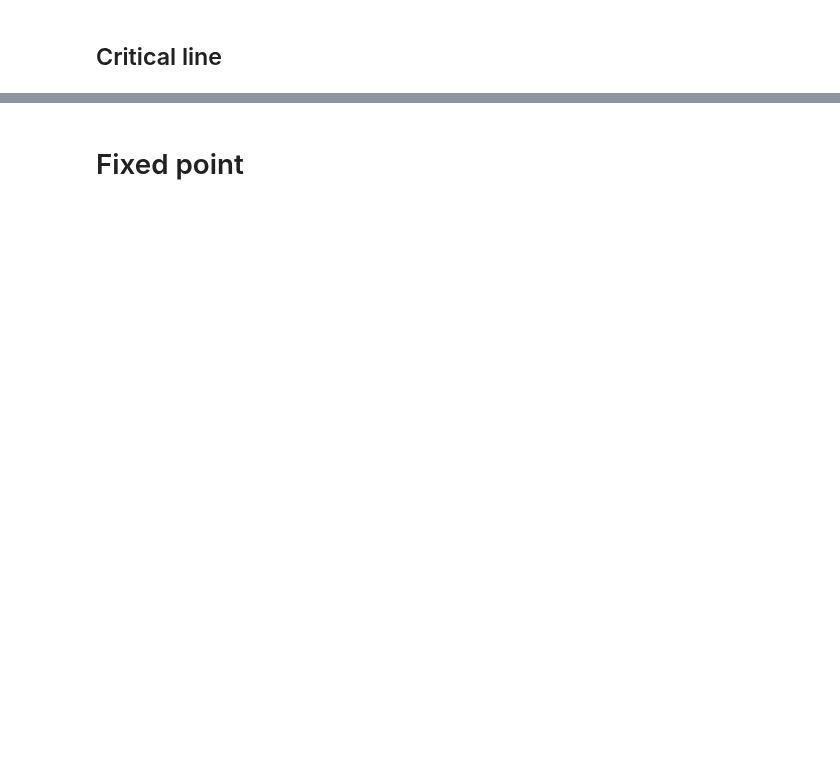
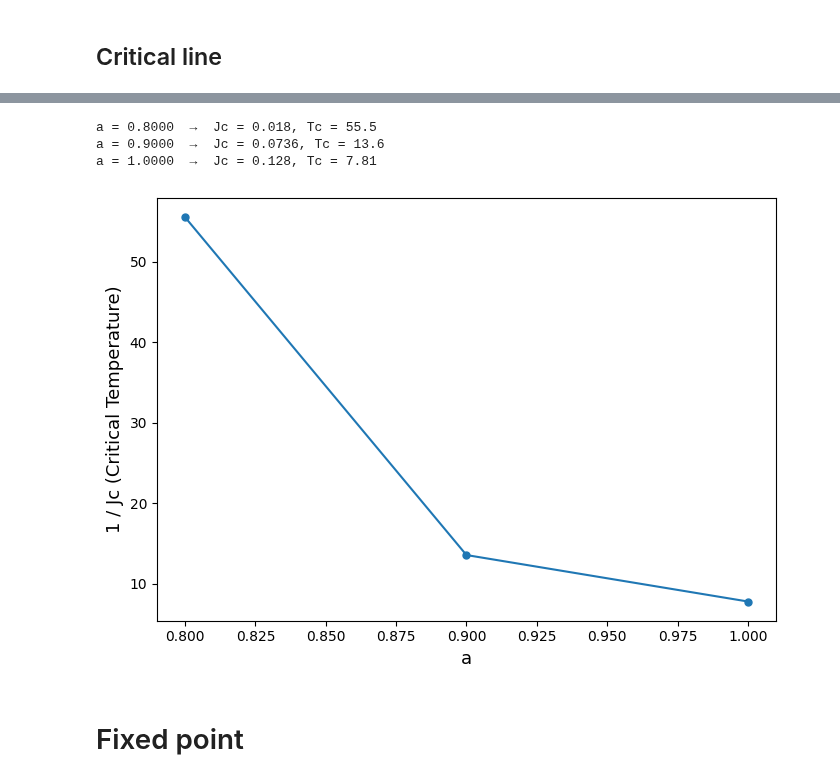
Before and after one commit to erbilcanartun/long-range-ising-chain, a Jupyter notebook: notebooks/new_foundation.ipynb, the cells around one changed output, grey strips where cells are left out. Saved outputs shown, nothing was run; the diff lists cells and outputs as text; code cells hidden in the pictures; blank space fills up the shorter version.

```diff
--- a/notebooks/new_foundation.ipynb
+++ b/notebooks/new_foundation.ipynb
@@ -36,11 +55,3 @@ print(f"Phase at J0={J0}, a={a}: {phase} (decided at step {step})")
 Phase at J0=1, a=1.5: ferromagnetic (decided at step 1)
 # %% [markdown]
 # Critical point
-# %%
-a = 1.5
-J_low  = 0.1    # disorder
-J_high = 10.0    # ferromagnetic
-
-Jc = find_critical_J(a, J_low, J_high)
-print("Critical J:", Jc)
-print("Critical Temperature (1/J):", 1.0/Jc)
@@ -49,0 +58,10 @@ Critical Temperature (1/J): 2.4427480916030535
+# %%
+Jc = find_Jc(
+    a=1.5,
+    Jlow=1e-2, Jhigh=1e2,
+    max_steps=6, max_dist_final=5,
+    tol=1e-5,
+    growth_threshold=1e4, decay_threshold=1e-4
+)
+print("Critical Jc =", Jc)
+print("Critical Tc =", 1/Jc)
@@ -104,3 +73,36 @@ Finding Jc for a = 1.9900 ...
+# %%
+a_vals = np.linspace(.8, 1, 3)
+Jc_vals = []
+Tc_vals = []
+
+for a in a_vals:
+    Jc = find_Jc(
+        a=a,
+        Jlow=1e-5, Jhigh=1e2,
+        max_steps=6, max_dist_final=5,
+        tol=1e-5,
+        growth_threshold=1e4, decay_threshold=1e-4
+    )
+    Jc_vals.append(Jc)
+    Tc_vals.append(1.0 / Jc)
+    print(f"a = {a:.4f}  →  Jc = {Jc:.3}, Tc = {1/Jc:.3}")
+
+Jc_vals = np.array(Jc_vals)
+Tc_vals = np.array(Tc_vals)
+
+# ----- plot -----
+plt.figure(figsize=(7,5))
+plt.plot(a_vals, Tc_vals, 'o-', ms=5)
+plt.xlabel("a", fontsize=13)
+plt.ylabel("1 / Jc (Critical Temperature)", fontsize=13)
+plt.grid(False)
+plt.tight_layout()
+plt.show()
+# %% [output]
+a = 0.8000  →  Jc = 0.018, Tc = 55.5
+a = 0.9000  →  Jc = 0.0736, Tc = 13.6
+a = 1.0000  →  Jc = 0.128, Tc = 7.81
+[figure, added]
 # %% [markdown]
 # Fixed point
 # %%
```
Also changed, not shown: parts of 17 cells of this notebook, 4 other files.
